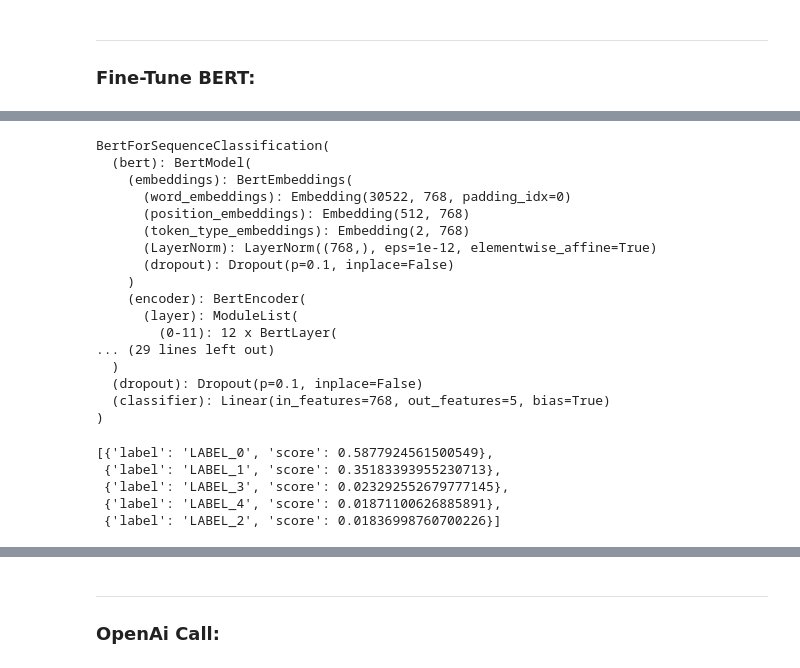
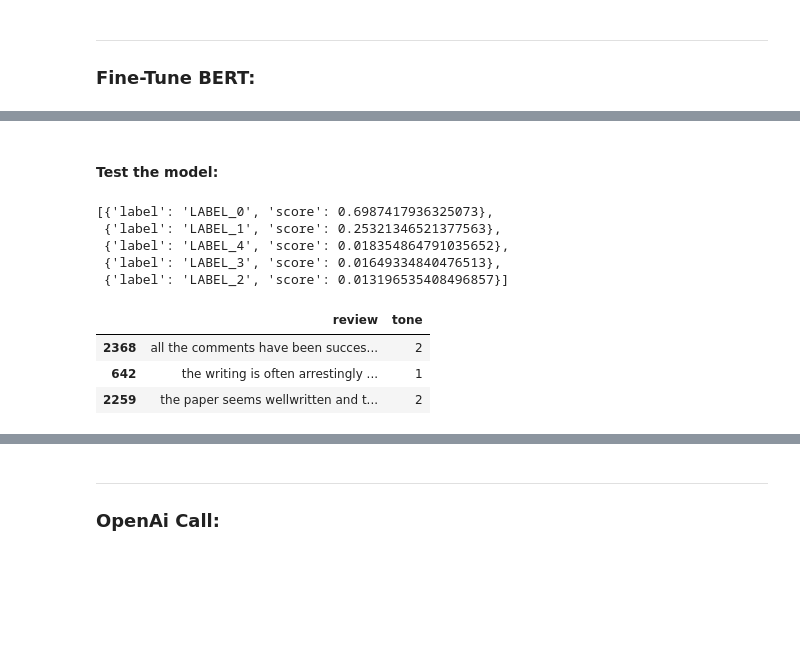
Before and after one commit to Gianini2/politeness1, a Jupyter notebook: politepeer-classification.ipynb, the cells around one changed output, grey strips where cells are left out. Saved outputs shown, nothing was run; the diff lists cells and outputs as text; code cells hidden in the pictures; blank space fills up the shorter version.

```diff
--- a/politepeer-classification.ipynb
+++ b/politepeer-classification.ipynb
@@ -403,32 +410,23 @@ trainer.save_model('bert-treined261224')
-# %%
-# Load from local
-model_trained = AutoModelForSequenceClassification.from_pretrained('bert-treined261224')
-model_trained
-# %% [output]
-BertForSequenceClassification(
-  (bert): BertModel(
-    (embeddings): BertEmbeddings(
-      (word_embeddings): Embedding(30522, 768, padding_idx=0)
-      (position_embeddings): Embedding(512, 768)
-      (token_type_embeddings): Embedding(2, 768)
-      (LayerNorm): LayerNorm((768,), eps=1e-12, elementwise_affine=True)
-      (dropout): Dropout(p=0.1, inplace=False)
-    )
-    (encoder): BertEncoder(
-      (layer): ModuleList(
-        (0-11): 12 x BertLayer(
-... (29 lines left out)
-  )
-  (dropout): Dropout(p=0.1, inplace=False)
-  (classifier): Linear(in_features=768, out_features=5, bias=True)
-)
+# %% [markdown]
+#### Test the model:
 # %%
-pipe = TextClassificationPipeline(model=model, tokenizer=tokenizer)
+# Sample prediction:
+
+pipe = TextClassificationPipeline(model=model_trained, tokenizer=tokenizer)
 prediction = pipe("This article looks like shit", top_k=None)
 prediction
 # %% [output]
-[{'label': 'LABEL_0', 'score': 0.5877924561500549},
- {'label': 'LABEL_1', 'score': 0.35183393955230713},
- {'label': 'LABEL_3', 'score': 0.023292552679777145},
- {'label': 'LABEL_4', 'score': 0.01871100626885891},
- {'label': 'LABEL_2', 'score': 0.01836998760700226}]
+[{'label': 'LABEL_0', 'score': 0.6987417936325073},
+ {'label': 'LABEL_1', 'score': 0.25321346521377563},
+ {'label': 'LABEL_4', 'score': 0.018354864791035652},
+ {'label': 'LABEL_3', 'score': 0.01649334840476513},
+ {'label': 'LABEL_2', 'score': 0.013196535408496857}]
+# %%
+test_dataframe2 = test_dataframe[0:3].copy()
+# %%
+test_dataframe2
+# %% [output]
+|  | review | tone |
+| 2368 | all the comments have been succes... | 2 |
+| 642 | the writing is often arrestingly ... | 1 |
+| 2259 | the paper seems wellwritten and t... | 2 |
```
Also changed, not shown: parts of 20 cells of this notebook.
